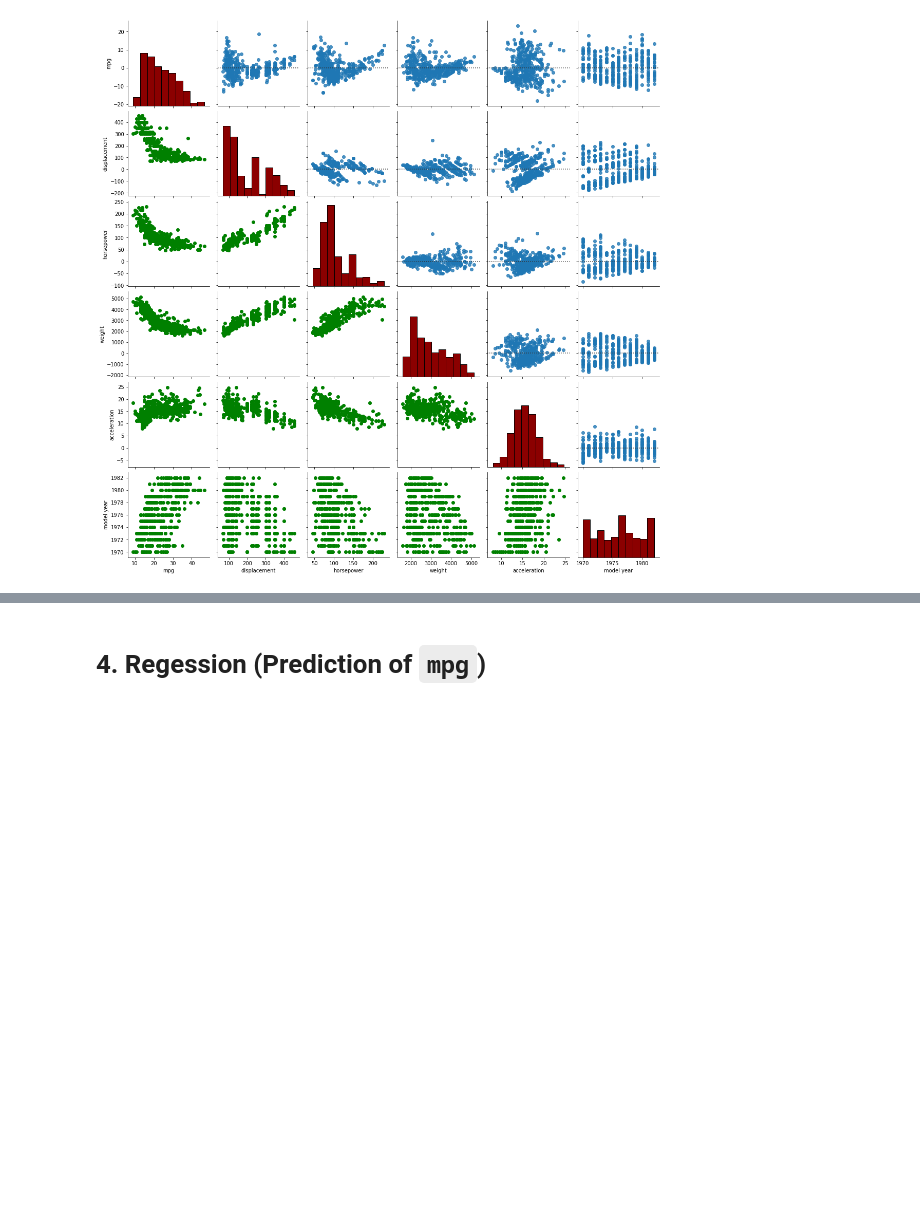
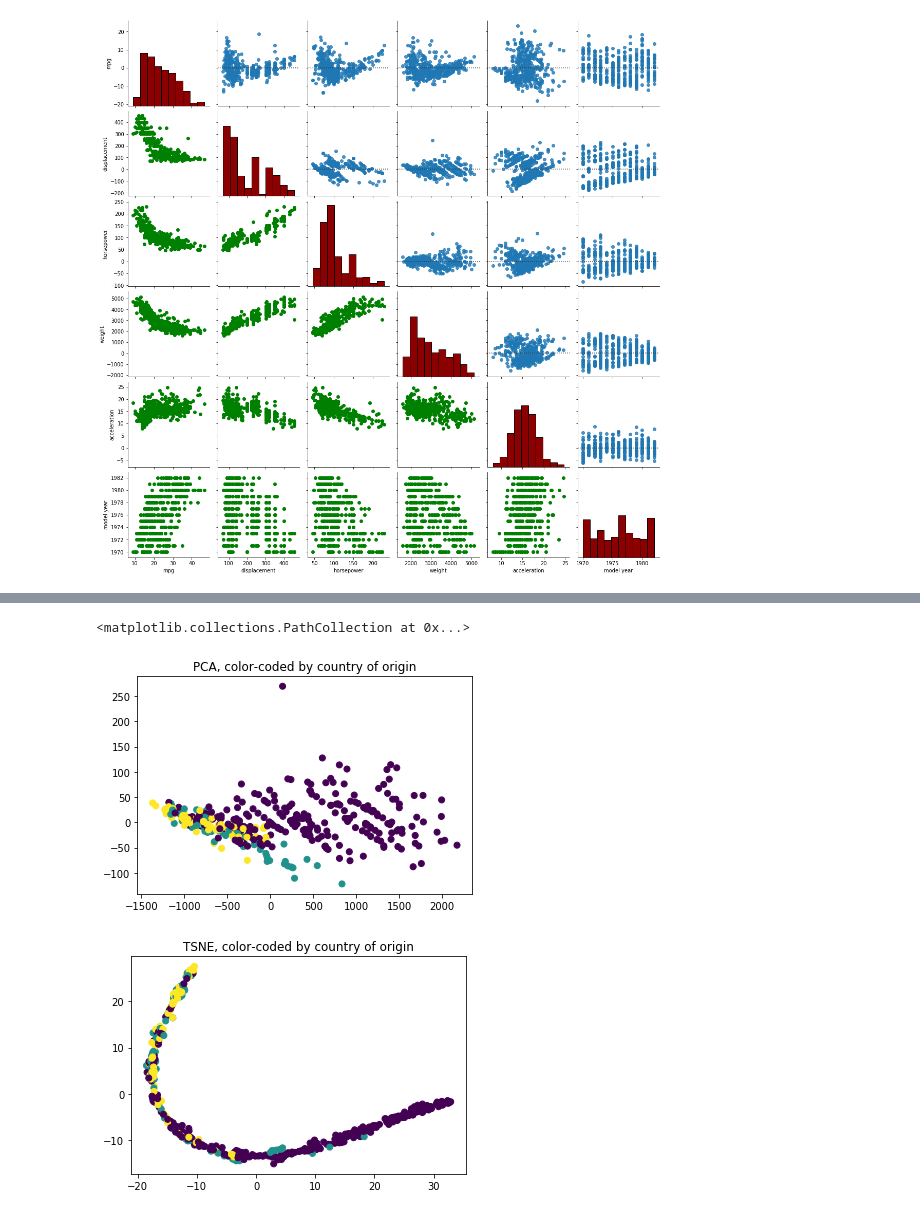
Before and after one commit to c-j-lh/autompg, a Jupyter notebook: viz.ipynb, the cells around one changed output, grey strips where cells are left out. Cells and saved outputs as stored; diff of their text form; code cells hidden in the pictures; blank space fills up the shorter version.

```diff
--- a/viz.ipynb
+++ b/viz.ipynb
@@ -28,6 +30,7 @@ import seaborn as sns
 import matplotlib.pyplot as plt
 from scipy.stats import pearsonr, chi2_contingency, linregress
 from IPython.display import Markdown, display
+np.random.seed(42)
 def printmd(string):
     display(Markdown(string))
 
@@ -38,10 +41,10 @@ df.dropna(axis=0, inplace=True)
 df.reset_index(drop=True, inplace=True)
 df['model year'] = df['model year'] + 1900
 
-df['origin_1'] = df['origin']==1
-df['origin_2'] = df['origin']==2
-df['origin_3'] = df['origin']==3
+#df['origin_1'] = df['origin']==1
+#df['origin_2'] = df['origin']==2
+#df['origin_3'] = df['origin']==3
 
-df['brand'] = pd.DataFrame([i.split(' ')[0] for i in df['car name'].values])
-dict_ = dict((brand, i) for i, brand in enumerate(df['brand'].unique()))
-df['brand_id'] = pd.DataFrame(dict_[brand] for brand in df['brand'].values)
+#df['brand'] = pd.DataFrame([i.split(' ')[0] for i in df['car name'].values])
+#dict_ = dict((brand, i) for i, brand in enumerate(df['brand'].unique()))
+#df['brand_id'] = pd.DataFrame(dict_[brand] for brand in df['brand'].values)
@@ -200,10 +168,21 @@ Principal Components Analysis (PCA)
 # %%
 from sklearn.decomposition import PCA
 from sklearn.preprocessing import StandardScaler, scale
+from sklearn.manifold import TSNE
 
 X, y = df[['displacement', 'horsepower', 'weight', 'acceleration', 'model year']], df['mpg']
 
 pca = PCA(n_components=2)
 X_reduced = pca.fit_transform(X)
+plt.title("PCA, color-coded by country of origin")
+plt.scatter(X_reduced[:, 0], X_reduced[:, 1], c=df['origin'])
+
+tsne = TSNE(n_components=2)
+X_reduced = tsne.fit_transform(X)
+plt.figure()
+plt.title("TSNE, color-coded by country of origin")
+plt.scatter(X_reduced[:, 0], X_reduced[:, 1], c=df['origin'])
+# %% [output]
+<matplotlib.collections.PathCollection at 0x...>
+[figure, added]
+[figure, added]
-# %% [markdown]
-# 4. Regession (Prediction of `mpg`)
```
Also changed, not shown: parts of 25 cells of this notebook.
